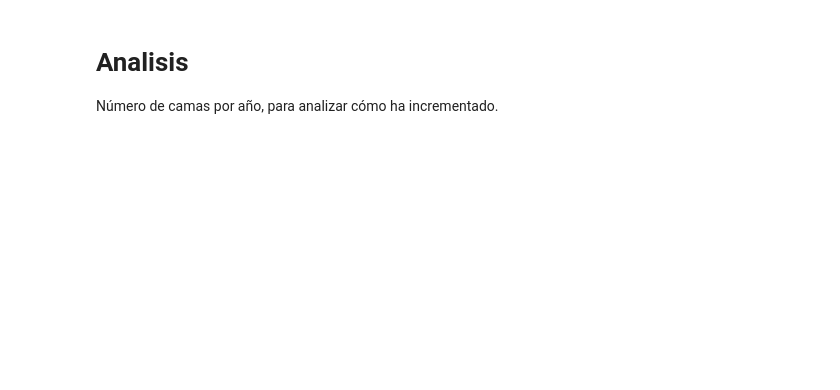
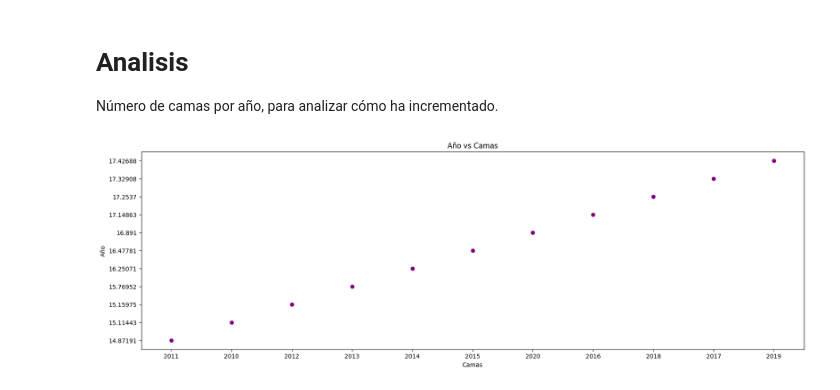
Before and after one commit to irisdev06/Salud-en-Colombia, a Jupyter notebook: PRESA_01.ipynb, the cells around one changed output. Cells and saved outputs as stored; diff of their text form; code cells hidden in the pictures; blank space fills up the shorter version.

```diff
--- a/PRESA_01.ipynb
+++ b/PRESA_01.ipynb
@@ -129,14 +140,11 @@ Número de camas por año, para analizar cómo ha incrementado.
 # %%
 año_camas = SA01.groupby("STARTYEAR")["Numeric"].sum().sort_values()
 año_camas
-
 plt.figure(figsize=(20, 6))
 plt.scatter(año_camas.index, año_camas.values, c="purple")
 plt.xlabel('Camas')
 plt.ylabel('Año')
 plt.title('Año vs Camas')
 plt.show()
-
-plt.figure(figsize=(20, 6))
-plt.bar(año_camas.index, año_camas.values)
-plt.show()
+# %% [output]
+[figure, added]
```
Also changed, not shown: parts of 3 cells of this notebook, 1 other file.
